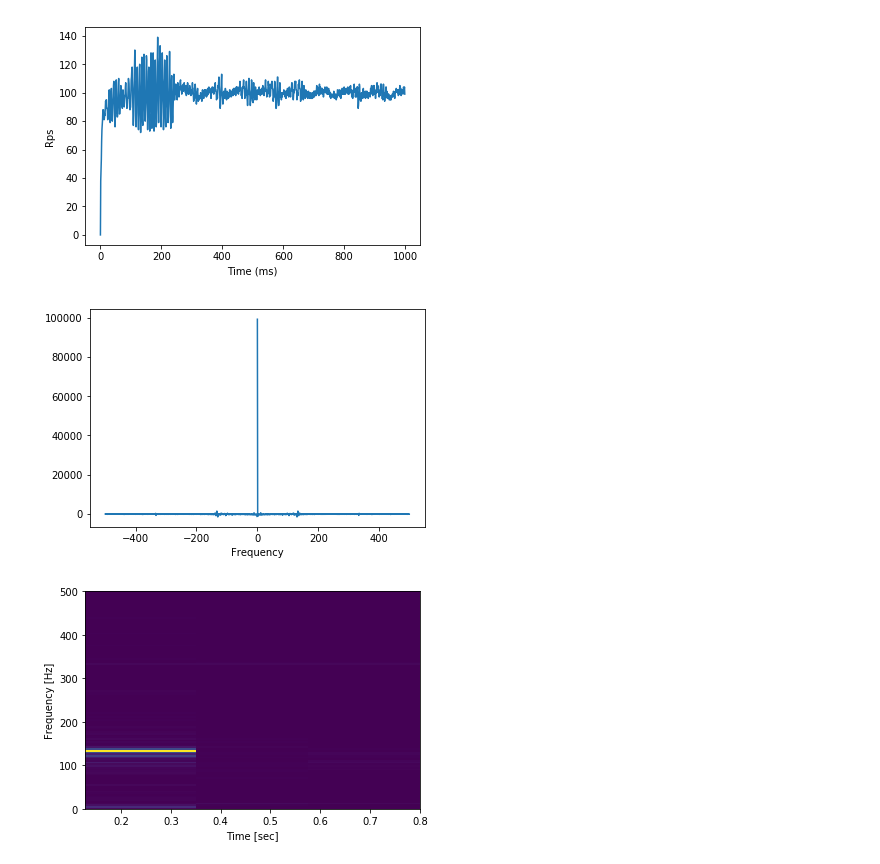
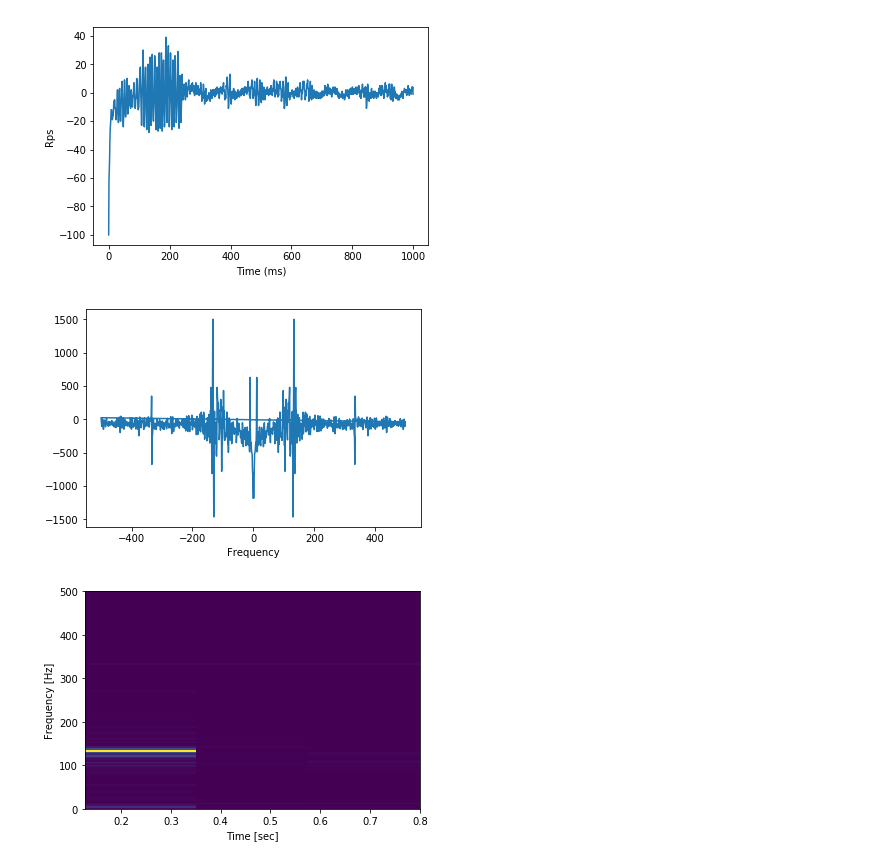
Before and after one commit to salinasma/SelfBalancing, a Jupyter notebook: analysis/tachNoise.ipynb, the cells around one changed output. Saved outputs shown, nothing was run; the diff lists cells and outputs as text; code cells hidden in the pictures.

```diff
--- a/analysis/tachNoise.ipynb
+++ b/analysis/tachNoise.ipynb
@@ -10,11 +10,13 @@ df = pd.read_csv('data/leftMotorRps_SamplingRate1ms_Target100rps')
 time = df['Time']
 #print (time)
 period = df['Period'] # measured in microseconds
+period = period
 #print (period)
 
 # rotations per second
 rps = [1000000/periodVal if periodVal != 0 else 0 for periodVal in period]
 rps = np.array(rps)
+rps = rps - 100
 #print (rps)
 
 #plt.figure (figsize = (30,20))
@@ -23,21 +25,22 @@ plt.ylabel ('Rps')
 plt.xlabel ('Time (ms)')
 plt.show ()
 # %% [output]
-[figure, old version]
+[figure, new version]
 # %%
 
+rpsForFFT = rps - 100
 rpsFFT = np.fft.fft (rps)
 #print (rpsFFT)
 freq = np.fft.fftfreq (len(rps), d = .001) # d is sampling period = 1 ms
 #print (freq)
 
 #plt.figure (figsize = (30,20))
 #plt.ylim (0,1)
 plt.plot (freq, rpsFFT.real)
 plt.xlabel ('Frequency')
 plt.show ()
 # %% [output]
-[figure, old version]
+[figure, new version]
 # %%
 f, t, Sxx = signal.spectrogram(x = rps, fs=1000)
 #plt.figure (figsize = (30,20))
```
Also changed, not shown: parts of 1 cell of this notebook, 22 other files.
